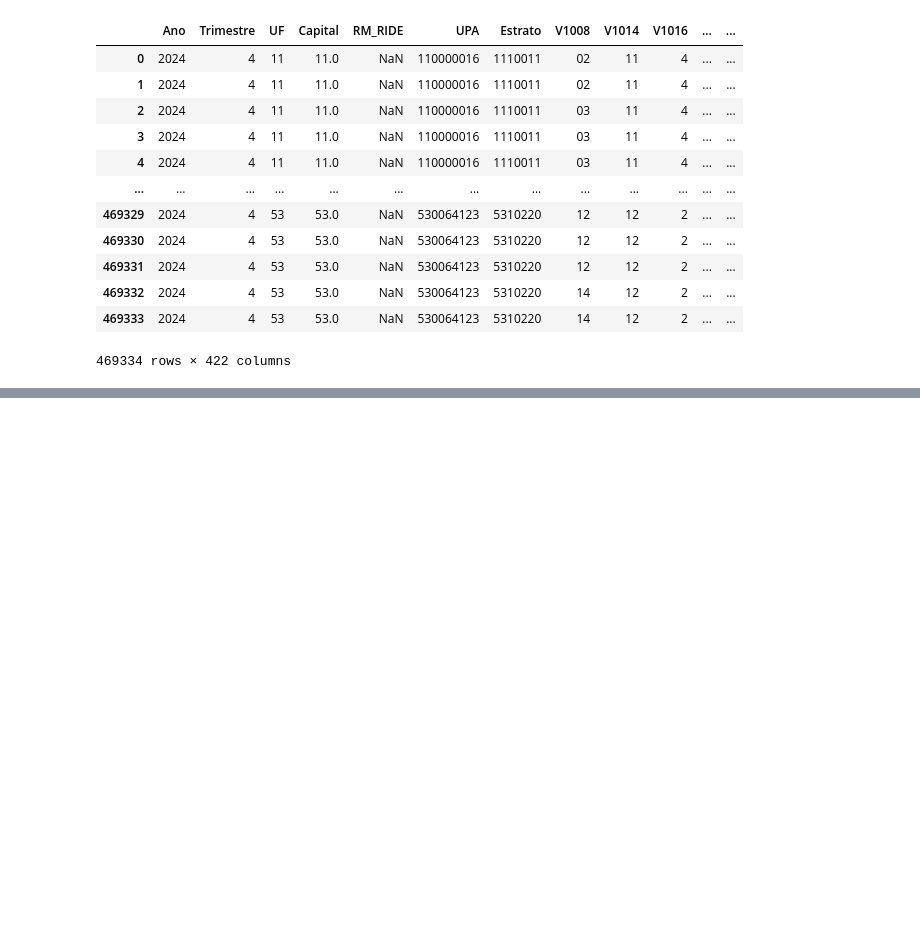
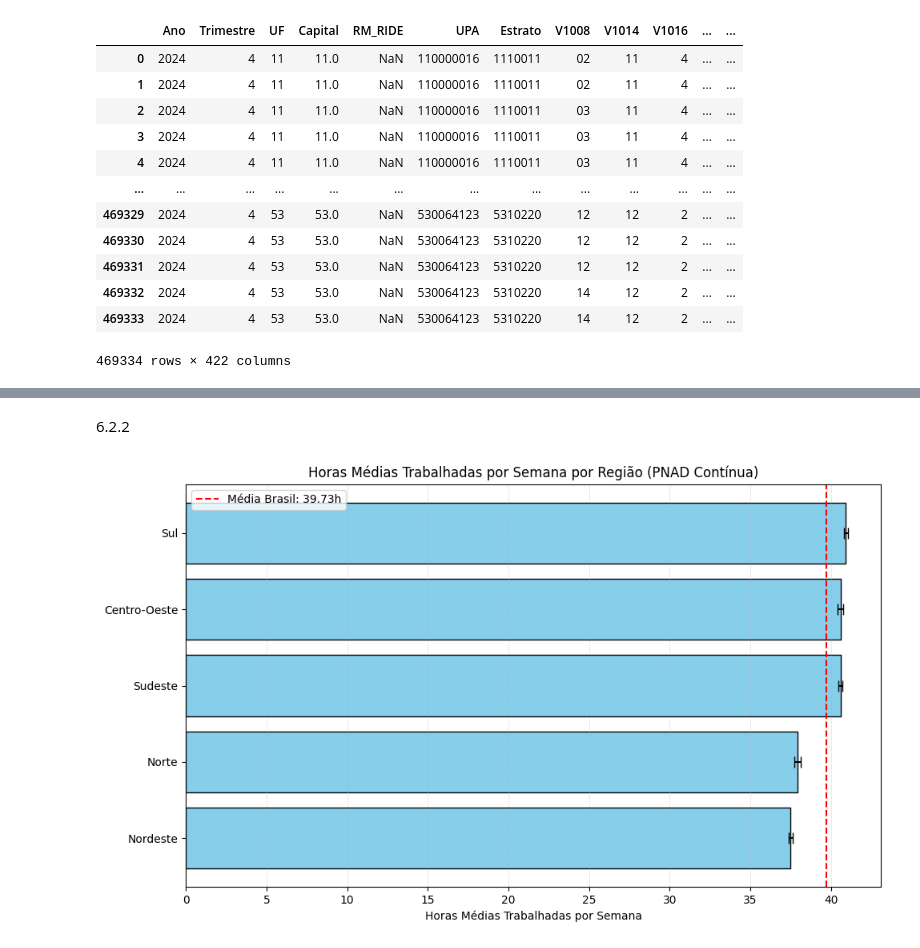
Before and after one commit to Uyris/cdadosaps03parte2, a Jupyter notebook: APS03parte2.ipynb, the cells around one changed output, grey strips where cells are left out. Drawn from its saved outputs; the diff is of its cells as text; code cells hidden in the pictures; blank space fills up the shorter version.

```diff
--- a/APS03parte2.ipynb
+++ b/APS03parte2.ipynb
@@ -187,17 +90,0 @@ Análise do rendimento médio habitual do trabalho principal para pessoas **ocup
-# %%
-# Passo 1: Filtrar pessoas ocupadas
-df_ocupados = df_preprocessado[df_preprocessado['V4002'] == 1].copy()
-
-# Passo 2: Remover registros com rendimento inválido ou ausente
-df_ocupados = df_ocupados[df_ocupados['V4020'] > 0]
-
-rendimento_medio_real = np.average(df_ocupados['V4020'], weights=df_ocupados['V1028'])
-print(f"Rendimento médio real (ponderado): R$ {rendimento_medio_real:.2f}")
-
-media, (ic_inf, ic_sup) = bootstrap_ci(df_ocupados, 'V4020', 'V1028')
-
-print(f"Rendimento médio real (IC 95%): R$ {media:.2f} [{ic_inf:.2f}, {ic_sup:.2f}]")
-
-df_ocupados.groupby('V2007').apply(lambda x: np.average(x['V4020'], weights=x['V1028']))
-
-estatisticas_ponderadas(df_ocupados, col='V4020', grupo='V2007')
@@ -225,0 +285,22 @@ Cálculo realizado com ponderação pelo peso amostral (`V1028`) e intervalo de
+# %% [markdown]
+6.2.2
+# %%
+df_resultados = df_resultados.sort_values("media_horas", ascending=True)
+
+plt.figure(figsize=(10, 6))
+plt.barh(df_resultados["regiao"], df_resultados["media_horas"],
+         xerr=[df_resultados["media_horas"] - df_resultados["ic_inf"],
+               df_resultados["ic_sup"] - df_resultados["media_horas"]],
+         capsize=5, color="skyblue", edgecolor="black")
+
+# Linha da média nacional
+plt.axvline(media_brasil, color="red", linestyle="--", label=f"Média Brasil: {media_brasil:.2f}h")
+
+plt.xlabel("Horas Médias Trabalhadas por Semana")
+plt.title("Horas Médias Trabalhadas por Semana por Região (PNAD Contínua)")
+plt.legend()
+plt.tight_layout()
+plt.grid(axis='x', linestyle=':', linewidth=0.5)
+plt.show()
+# %% [output]
+[figure, added]
```
Also changed, not shown: parts of 35 cells of this notebook.
